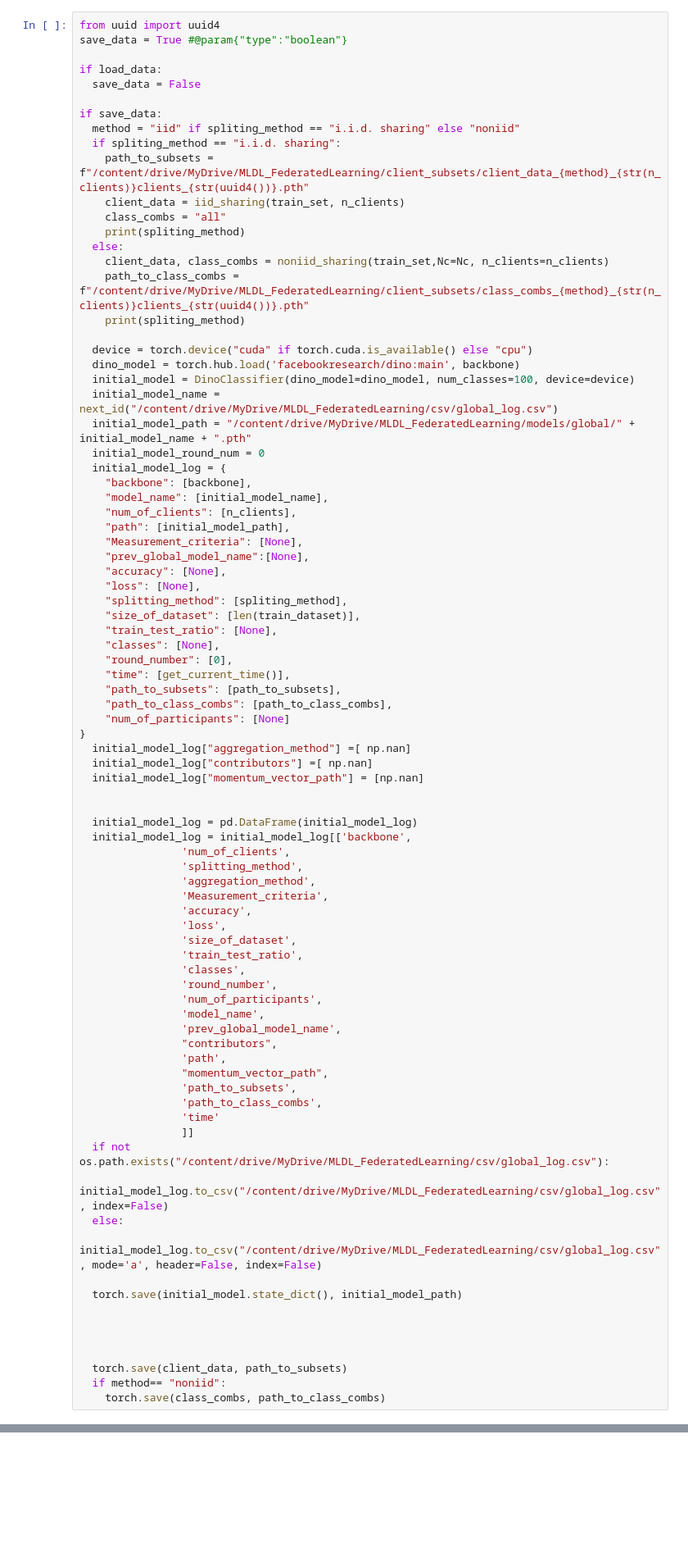
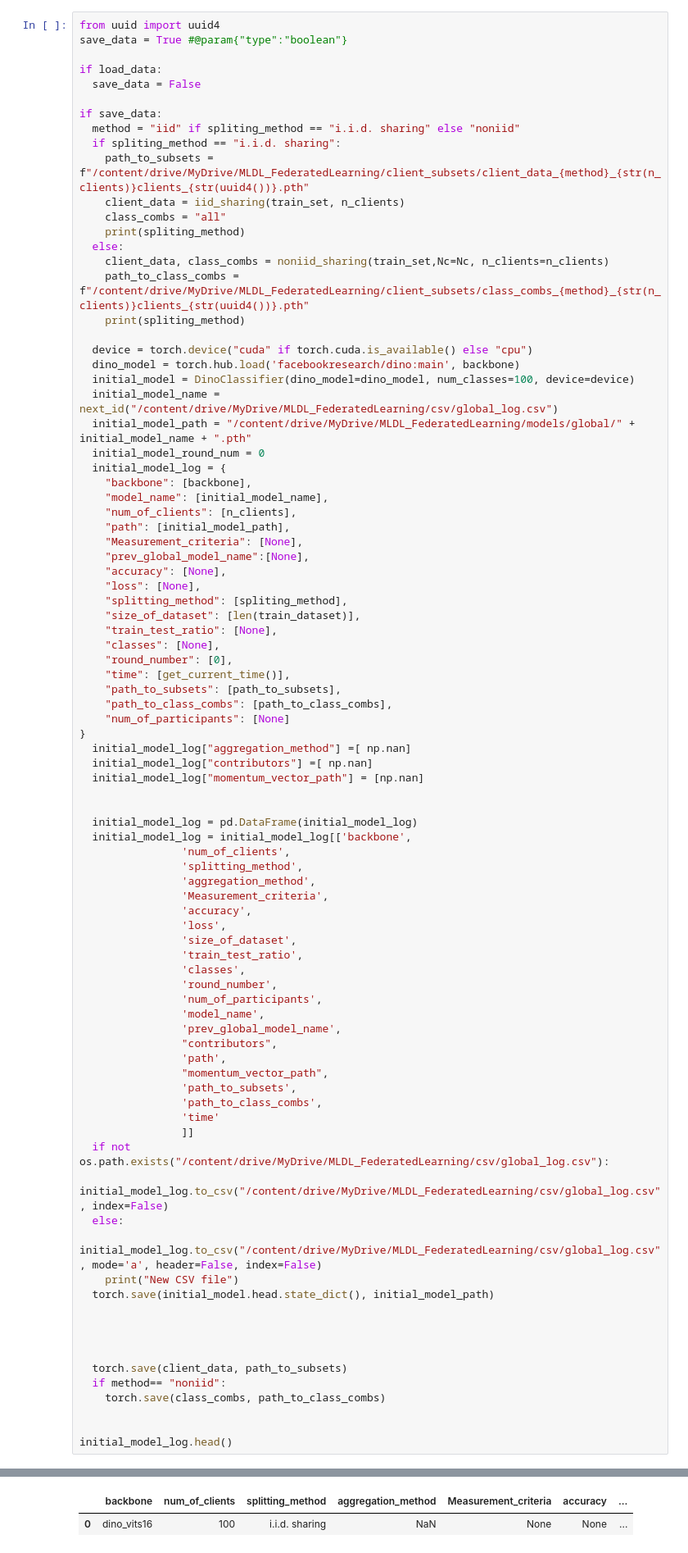
Before and after one commit to mohammad-rahbari/Federated-Learning-MLDL, a Jupyter notebook: notebooks/FederatedLearning_Integrated.ipynb, the cells around one changed output, grey strips where cells are left out. Shown at 82% size. Cells and saved outputs as stored; diff of their text form; blank space fills up the shorter version.

```diff
--- a/notebooks/FederatedLearning_Integrated.ipynb
+++ b/notebooks/FederatedLearning_Integrated.ipynb
@@ -1009,8 +1011,8 @@ if save_data:
     initial_model_log.to_csv("/content/drive/MyDrive/MLDL_FederatedLearning/csv/global_log.csv", index=False)
   else:
     initial_model_log.to_csv("/content/drive/MyDrive/MLDL_FederatedLearning/csv/global_log.csv", mode='a', header=False, index=False)
-
-  torch.save(initial_model.state_dict(), initial_model_path)
+    print("New CSV file")
+  torch.save(initial_model.head.state_dict(), initial_model_path)
 
 
 
@@ -1018,6 +1020,9 @@ if save_data:
   torch.save(client_data, path_to_subsets)
   if method== "noniid":
     torch.save(class_combs, path_to_class_combs)
+
+
+initial_model_log.head()
 # %% [output]
 i.i.d. sharing
 Using cache found in /root/.cache/torch/hub/facebookresearch_dino_main
@@ -1025,3 +1029,5 @@ Detected feature dimontion: 384
+|  | backbone | num_of_clients | splitting_method | aggregation_method | Measurement_criteria | accuracy | ... |
+| 0 | dino_vits16 | 100 | i.i.d. sharing | NaN | None | None | ... |
 # %%
 #@title Random clients selection
 
```
Also changed, not shown: parts of 11 cells of this notebook.
